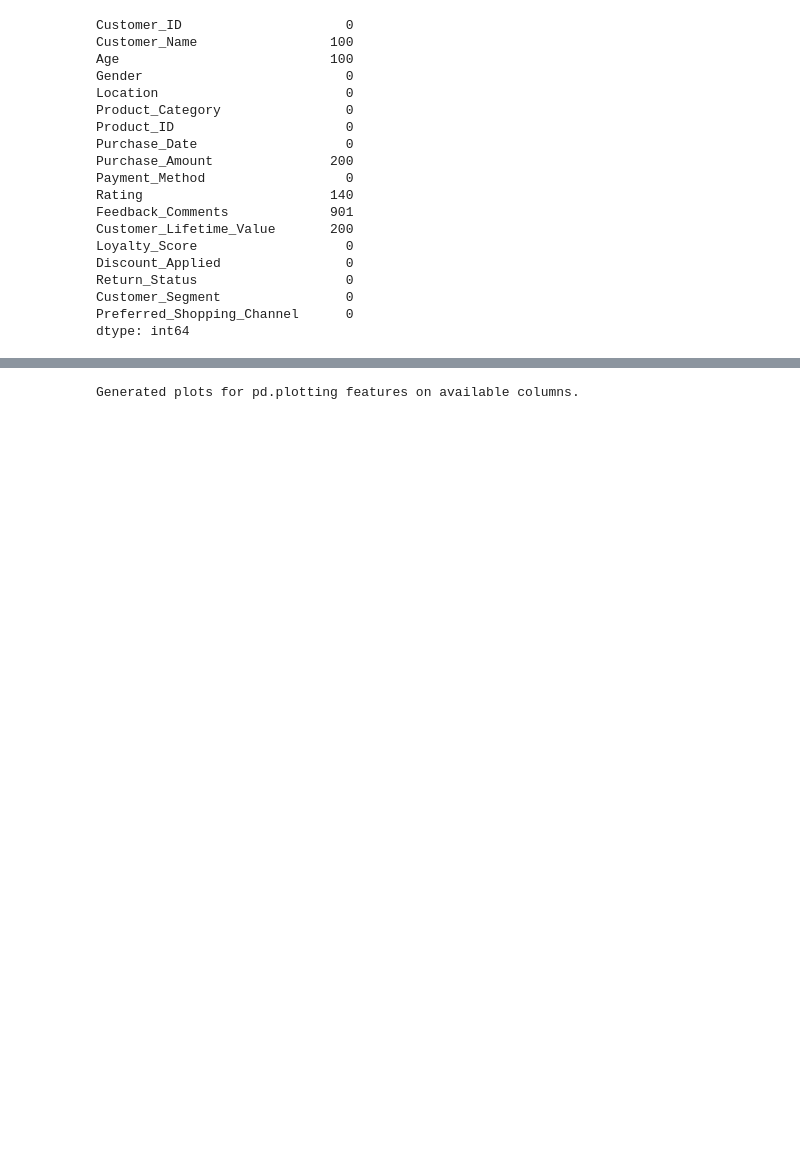
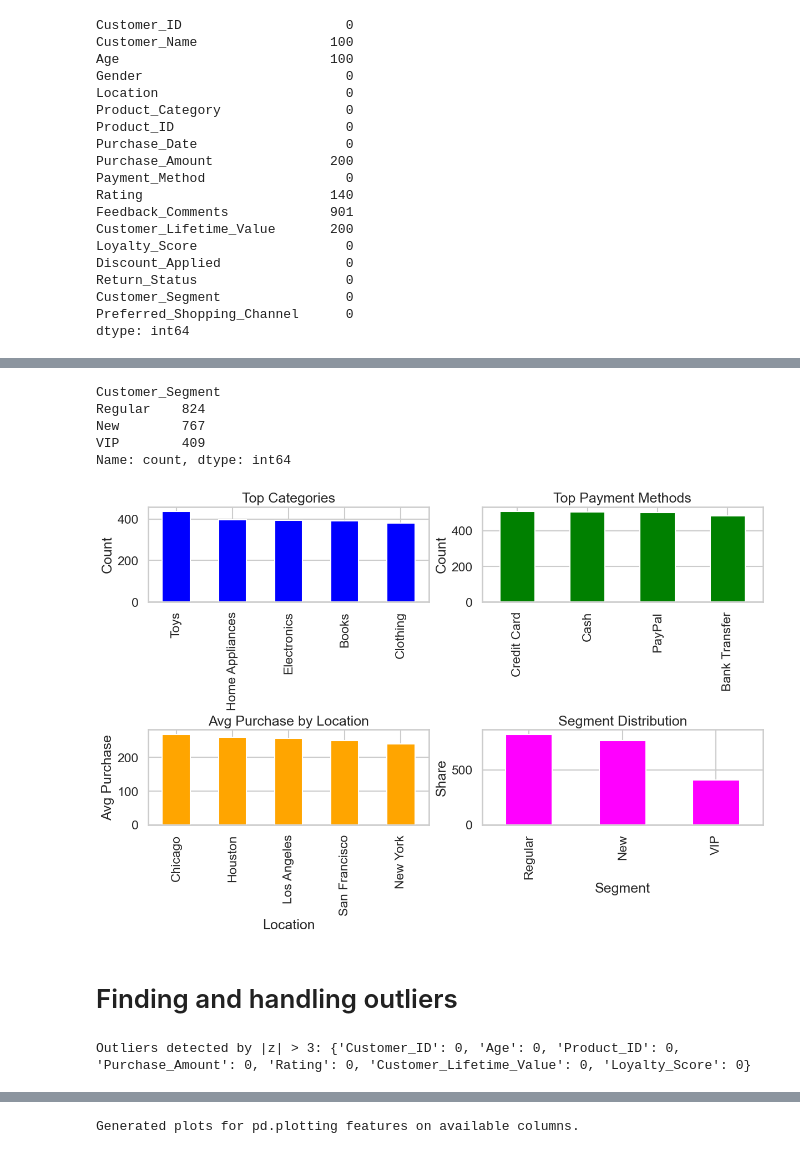
Before and after one commit to shyam-mr-sundar/Laptop_to_Cloud_git, a Jupyter notebook: ml_assignment/Assignment_ML.ipynb, the cells around one changed output, grey strips where cells are left out. Drawn from its saved outputs; the diff is of its cells as text; code cells hidden in the pictures; blank space fills up the shorter version.

```diff
--- a/ml_assignment/Assignment_ML.ipynb
+++ b/ml_assignment/Assignment_ML.ipynb
@@ -686,0 +674,4 @@ print("\nCustomer Segment Distribution:\n", segment_distribution)
+# %%
+# Top product categories
+top_categories = df['Product_Category'].value_counts()
+top_categories
@@ -686,0 +686,4 @@ print("\nCustomer Segment Distribution:\n", segment_distribution)
+# %%
+# Most common payment methods
+top_payment_methods = df['Payment_Method'].value_counts()
+top_payment_methods
@@ -686,0 +697,4 @@ print("\nCustomer Segment Distribution:\n", segment_distribution)
+# %%
+# Average purchase amount by location
+avg_purchase_by_location = df.groupby('Location')['Purchase_Amount'].mean().sort_values(ascending=False).copy()
+avg_purchase_by_location
@@ -686,0 +709,40 @@ print("\nCustomer Segment Distribution:\n", segment_distribution)
+# %%
+# Customer segment distribution
+segment_distribution = df['Customer_Segment'].value_counts()
+segment_distribution
+# %% [output]
+Customer_Segment
+Regular    824
+New        767
+VIP        409
+Name: count, dtype: int64
+# %%
+fig, axes = plt.subplots(2, 2, figsize=(12, 8), layout='constrained')
+
+
+top_categories.plot(kind='bar', ax=axes[0, 0], color="blue")
+axes[0, 0].set_title("Top Categories")
+axes[0, 0].set_xlabel("")
+axes[0, 0].set_ylabel("Count")  # adjust as needed
+
+top_payment_methods.plot(kind='bar', ax=axes[0, 1], color="green")
+axes[0, 1].set_title("Top Payment Methods")
+axes[0, 1].set_xlabel("")
+axes[0, 1].set_ylabel("Count")
+
+avg_purchase_by_location.plot(kind='bar', ax=axes[1, 0], color="orange")
+axes[1, 0].set_title("Avg Purchase by Location")
+axes[1, 0].set_xlabel("Location")
+axes[1, 0].set_ylabel("Avg Purchase")
+
+segment_distribution.plot(kind='bar', ax=axes[1, 1], color="magenta")
+axes[1, 1].set_title("Segment Distribution")
+axes[1, 1].set_xlabel("Segment")
+axes[1, 1].set_ylabel("Share")
+
+plt.show()
+
+# (Optional) Save high-quality
+fig.savefig("dashboard_2x2.png", dpi=300, bbox_inches="tight", facecolor="grey")
+# %% [output]
+[figure, added]
@@ -686,0 +756,24 @@ print("\nCustomer Segment Distribution:\n", segment_distribution)
+# %% [markdown]
+# Finding and handling outliers
+# %%
+# Z-score
+z_df = df[numeric_cols].apply(zscore, nan_policy='omit')
+Z_THRESHOLD = 3.0
+outlier_mask = (np.abs(z_df) > Z_THRESHOLD)  # DataFrame: True where outliers
+outlier_counts = outlier_mask.sum()
+
+print("Outliers detected by |z| > 3:", outlier_counts.to_dict())
+
+# Save z-score histograms for each column
+for col in numeric_cols:
+    plt.figure(figsize=(8,4))
+    arr = z_df[col].dropna()
+    plt.hist(arr, bins=40, color='steelblue', edgecolor='white')
+    plt.title(f"Z-score Distribution: {col}")
+    plt.xlabel("Z-score")
+    plt.ylabel("Frequency")
+    plt.tight_layout()
+    plt.savefig(f"zscore_hist_{col}.png", dpi=200)
+    plt.close()
+# %% [output]
+Outliers detected by |z| > 3: {'Customer_ID': 0, 'Age': 0, 'Product_ID': 0, 'Purchase_Amount': 0, 'Rating': 0, 'Customer_Lifetime_Value': 0, 'Loyalty_Score': 0}
```
Also changed, not shown: parts of 54 cells of this notebook, 46 other files.
